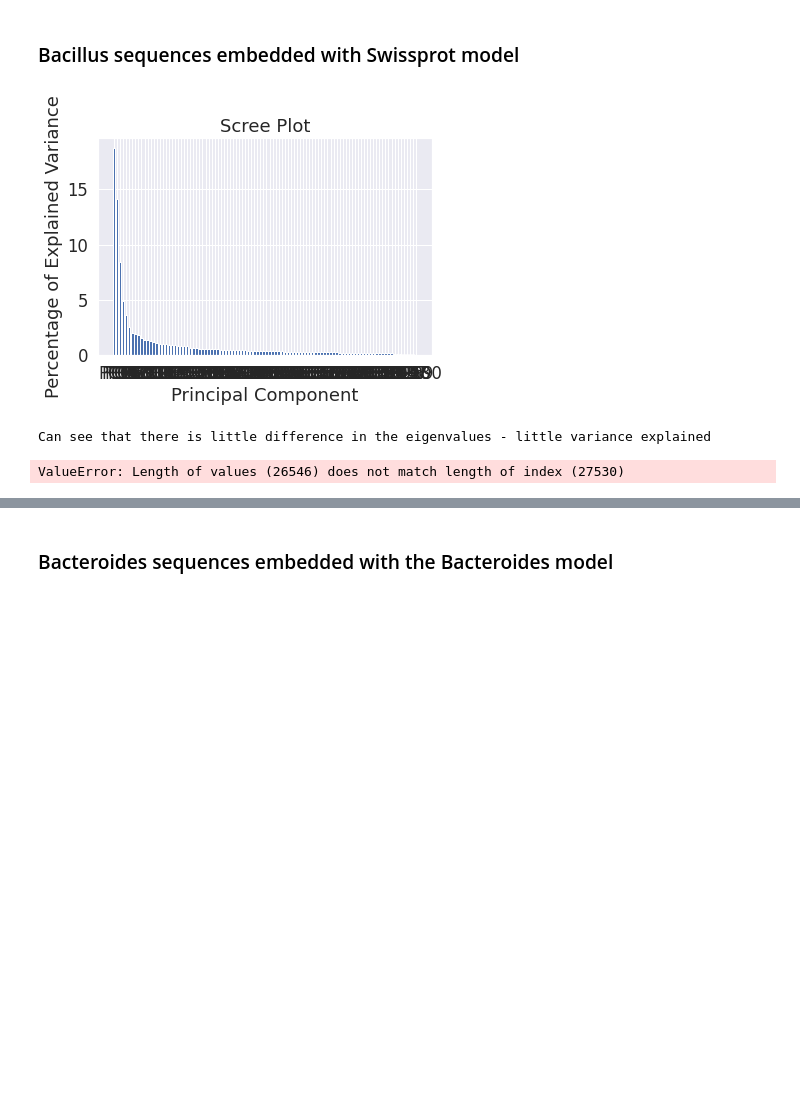
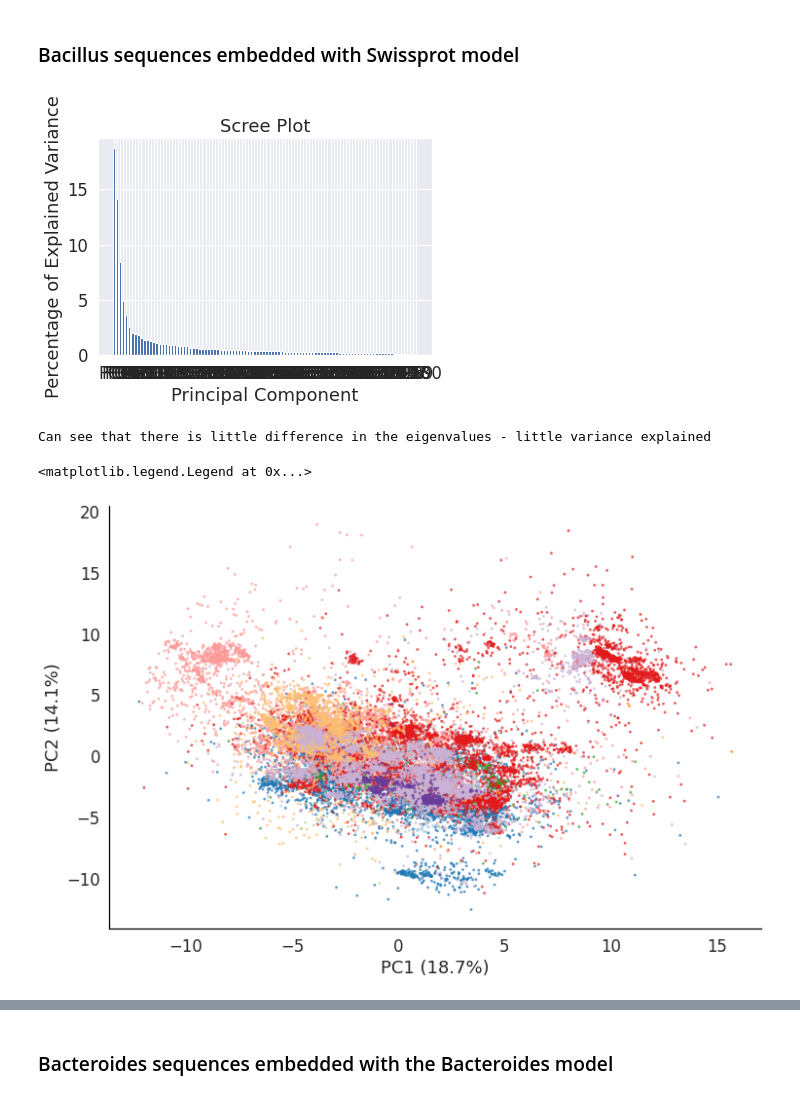
Before and after one commit to susiegriggo/ProtvecBacterialProteins, a Jupyter notebook: notebooks/vis_embeddings/vis_embeddings.ipynb, the cells around one changed output, grey strips where cells are left out. Cells and saved outputs as stored; diff of their text form; code cells hidden in the pictures; blank space fills up the shorter version.

```diff
--- a/notebooks/vis_embeddings/vis_embeddings.ipynb
+++ b/notebooks/vis_embeddings/vis_embeddings.ipynb
@@ -93,2 +93,10 @@ seqs_keys_figID_bacil['Subclass'] = [subclass_dict_bacil.get(fig_id) for fig_id
 seqs_subclass_bacil = seqs_keys_figID_bacil[['md5', 'Subclass']].drop_duplicates()
 seqs_subsystem_bacil = seqs_keys_figID_bacil[['md5', 'Subsystem']].drop_duplicates()
+# %%
+#add columns to dataframes for the subsystem and subclasses
+seqs_keys_figID_swiss_bacil['Subsystem'] = [subsystem_dict_bacil.get(fig_id) for fig_id in seqs_keys_figID_swiss_bacil['fig_ID']]
+seqs_keys_figID_swiss_bacil['Subclass'] = [subclass_dict_bacil.get(fig_id) for fig_id in seqs_keys_figID_swiss_bacil['fig_ID']]
+
+#collapse by _sysclass and subsystem
+seqs_subclass_swiss_bacil = seqs_keys_figID_swiss_bacil[['md5', 'Subclass']].drop_duplicates()
+seqs_subsystem_swiss_bacil = seqs_keys_figID_swiss_bacil[['md5', 'Subsystem']].drop_duplicates()
@@ -286,35 +287,36 @@ labels = ['PC' + str(x) for x in range(1, len(per_var)+1)]
 plt.bar(x=range(1,len(per_var)+1), height=per_var, tick_label=labels)
 plt.ylabel('Percentage of Explained Variance')
 plt.xlabel('Principal Component')
 plt.title('Scree Plot')
 plt.show()
 print('Can see that there is little difference in the eigenvalues - little variance explained')
 
 #plot the PCA
 labels = ['PC' + str(x) for x in range(1, len(per_var)+1)]
 pca_df = pd.DataFrame(embedding_pca, columns=labels).set_index(seqs_swiss_keys_bacil)
-pca_df['Subclass'] = seqs_subclass_bacil['Subclass'].values
+pca_df['Subclass'] = seqs_subclass_swiss_bacil['Subclass'].values
 
 #sort the pca df by the subclass labels - allows to keep colours consistent between models
 pca_df = pca_df.sort_values('Subclass')
 
 #get the labels for the plot
 x_label = 'PC1 ('+str(np.round(per_var[0],2))+"%)"
 y_label = 'PC2 ('+str(np.round(per_var[1],2))+"%)"
 
 sns.set(font_scale = 1.5)
 fig, ax = plt.subplots(1, 1, figsize = (12,8))
 ax.set_facecolor('white')
 plt.xlabel(x_label, fontsize = 18)
 plt.ylabel(y_label, fontsize = 18)
 sns.scatterplot(x = 'PC1', y = 'PC2', hue = 'Subclass',data = pca_df, legend = 'full', s = 8,linewidth=0, alpha = 0.7, palette = cmap)
 ax.spines['left'].set_color('black')
 ax.spines['bottom'].set_color('black')
 plt.legend([],[], frameon=False)
 # %% [output]
 [figure]
 Can see that there is little difference in the eigenvalues - little variance explained
-ValueError: Length of values (26546) does not match length of index (27530)
+<matplotlib.legend.Legend at 0x...>
+[figure, added]
 # %%
 #do the tSNE
 tsne = TSNE(perplexity = 50, learning_rate = 100)
```
Also changed, not shown: parts of 10 cells of this notebook, 5 other files.
